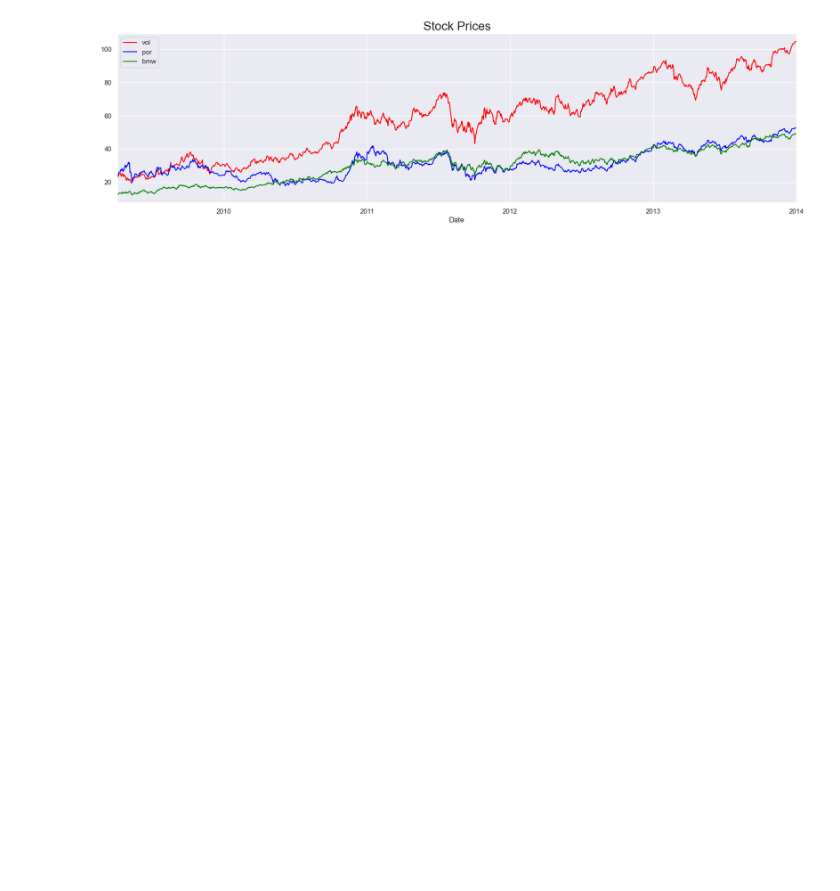
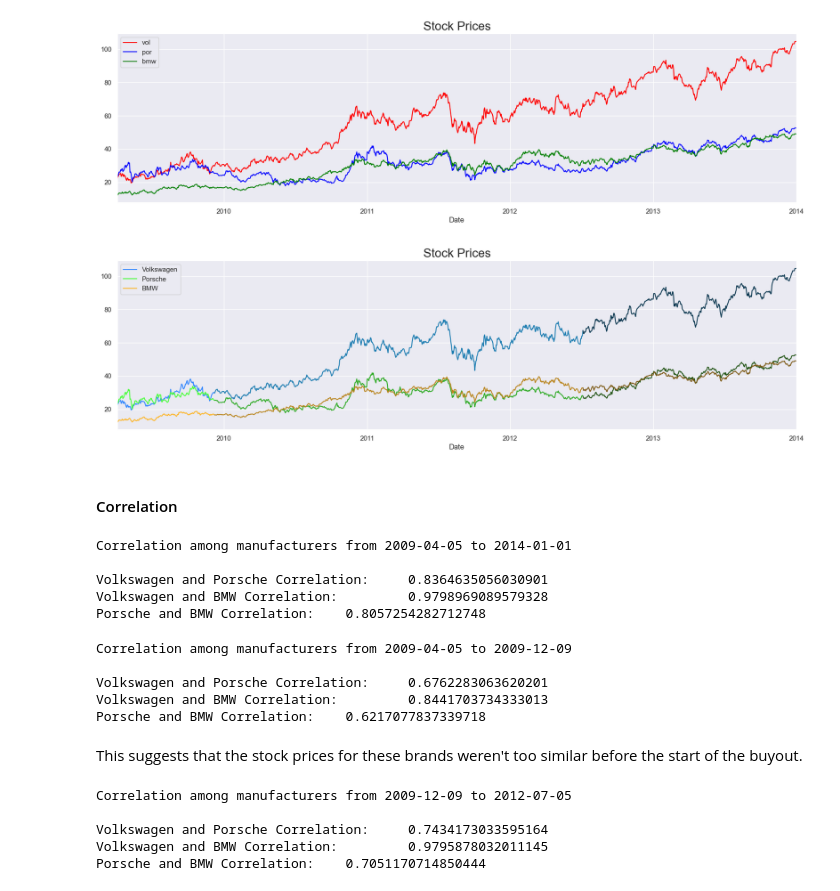
Before and after one commit to NishanD21/Volkswagen-Data-Time-Series-Analysis, a Jupyter notebook: volkswagen_analysis.ipynb, the cells around one changed output. Drawn from its saved outputs; the diff is of its cells as text; code cells hidden in the pictures; blank space fills up the shorter version.

```diff
--- a/volkswagen_analysis.ipynb
+++ b/volkswagen_analysis.ipynb
@@ -117,3 +117,60 @@ plt.legend()
 plt.show()
 # %% [output]
 [figure]
+# %%
+# plotting different intervals with different shades of colours to have a better idea
+
+df['vol'][start_date:ann_1].plot(figsize=(20,5),color = '#3388FF')
+df['por'][start_date:ann_1].plot(color = '#49FF3A')
+df['bmw'][start_date:ann_1].plot(color = '#FEB628')
+
+df['vol'][ann_1:ann_2].plot(color = '#1E7EB2')
+df['por'][ann_1:ann_2].plot(color = '#2FAB25')
+df['bmw'][ann_1:ann_2].plot(color = '#BA861F')
+
+df['vol'][ann_2:end_date].plot(color = '#0E3A52')
+df['por'][ann_2:end_date].plot(color = '#225414')
+df['bmw'][ann_2:end_date].plot(color = '#7C5913')
+
+plt.title('Stock Prices', size=20)
+plt.legend(['Volkswagen','Porsche','BMW'])
+plt.show()
+# %% [output]
+[figure, added]
+# %% [markdown]
+#### Correlation
+# %%
+print ('Correlation among manufacturers from ' + str(start_date) + ' to ' + str(end_date) +'\n')
+print('Volkswagen and Porsche Correlation: \t' + str(df['vol'][start_date:end_date].corr(df['por'][start_date:end_date])))
+print('Volkswagen and BMW Correlation: \t' + str(df['vol'][start_date:end_date].corr(df['bmw'][start_date:end_date])))
+print('Porsche and BMW Correlation: \t' + str(df['por'][start_date:end_date].corr(df['bmw'][start_date:end_date])))
+# %% [output]
+Correlation among manufacturers from 2009-04-05 to 2014-01-01
+
+Volkswagen and Porsche Correlation:     0.8364635056030901
+Volkswagen and BMW Correlation:         0.9798969089579328
+Porsche and BMW Correlation:    0.8057254282712748
+# %%
+print ('Correlation among manufacturers from ' + str(start_date) + ' to ' + str(ann_1) +'\n')
+print('Volkswagen and Porsche Correlation: \t' + str(df['vol'][start_date:ann_1].corr(df['por'][start_date:ann_1])))
+print('Volkswagen and BMW Correlation: \t' + str(df['vol'][start_date:ann_1].corr(df['bmw'][start_date:ann_1])))
+print('Porsche and BMW Correlation: \t' + str(df['por'][start_date:ann_1].corr(df['bmw'][start_date:ann_1])))
+# %% [output]
+Correlation among manufacturers from 2009-04-05 to 2009-12-09
+
+Volkswagen and Porsche Correlation:     0.6762283063620201
+Volkswagen and BMW Correlation:         0.8441703734333013
+Porsche and BMW Correlation:    0.6217077837339718
+# %% [markdown]
+This suggests that the stock prices for these brands weren't too similar before the start of the buyout.
+# %%
+print ('Correlation among manufacturers from ' + str(ann_1) + ' to ' + str(ann_2) +'\n')
+print('Volkswagen and Porsche Correlation: \t' + str(df['vol'][ann_1:ann_2].corr(df['por'][ann_1:ann_2])))
+print('Volkswagen and BMW Correlation: \t' + str(df['vol'][ann_1:ann_2].corr(df['bmw'][ann_1:ann_2])))
+print('Porsche and BMW Correlation: \t' + str(df['por'][ann_1:ann_2].corr(df['bmw'][ann_1:ann_2])))
+# %% [output]
+Correlation among manufacturers from 2009-12-09 to 2012-07-05
+
+Volkswagen and Porsche Correlation:     0.7434173033595164
+Volkswagen and BMW Correlation:         0.9795878032011145
+Porsche and BMW Correlation:    0.7051170714850444
```
Also changed, not shown: parts of 3 cells of this notebook.
